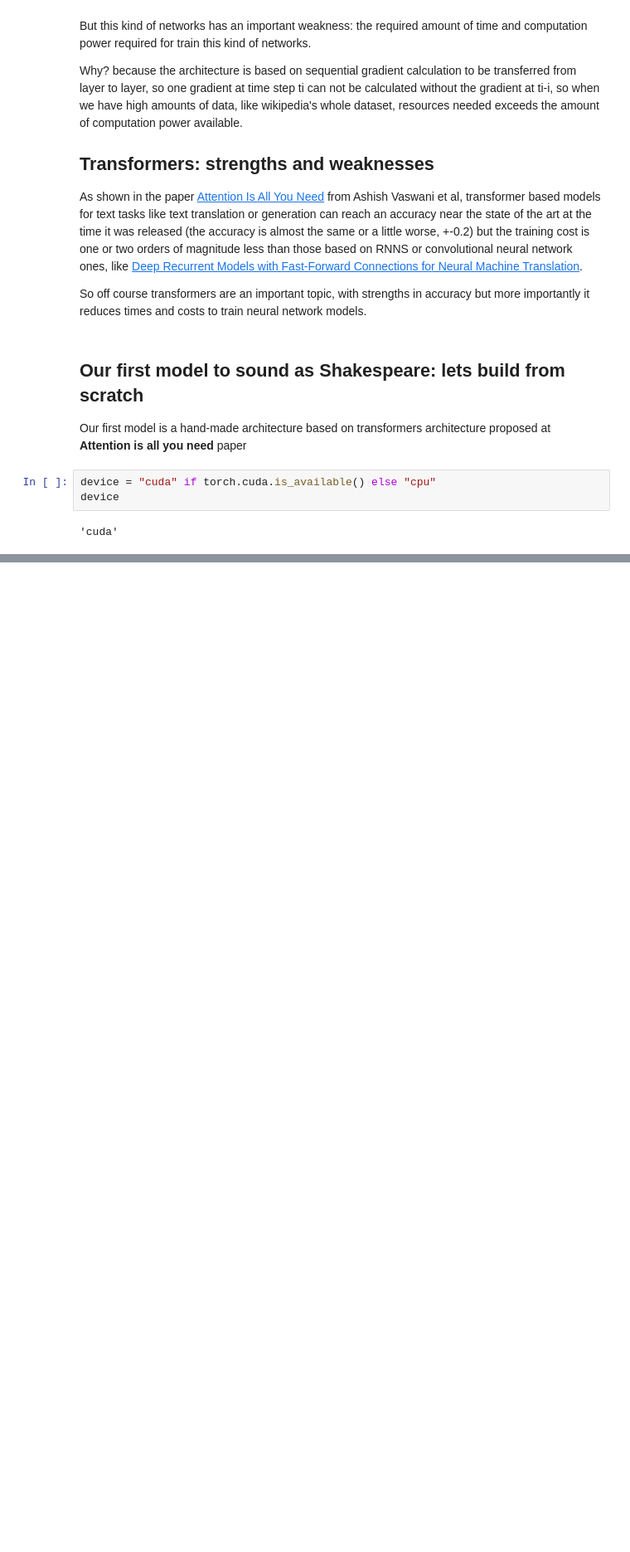
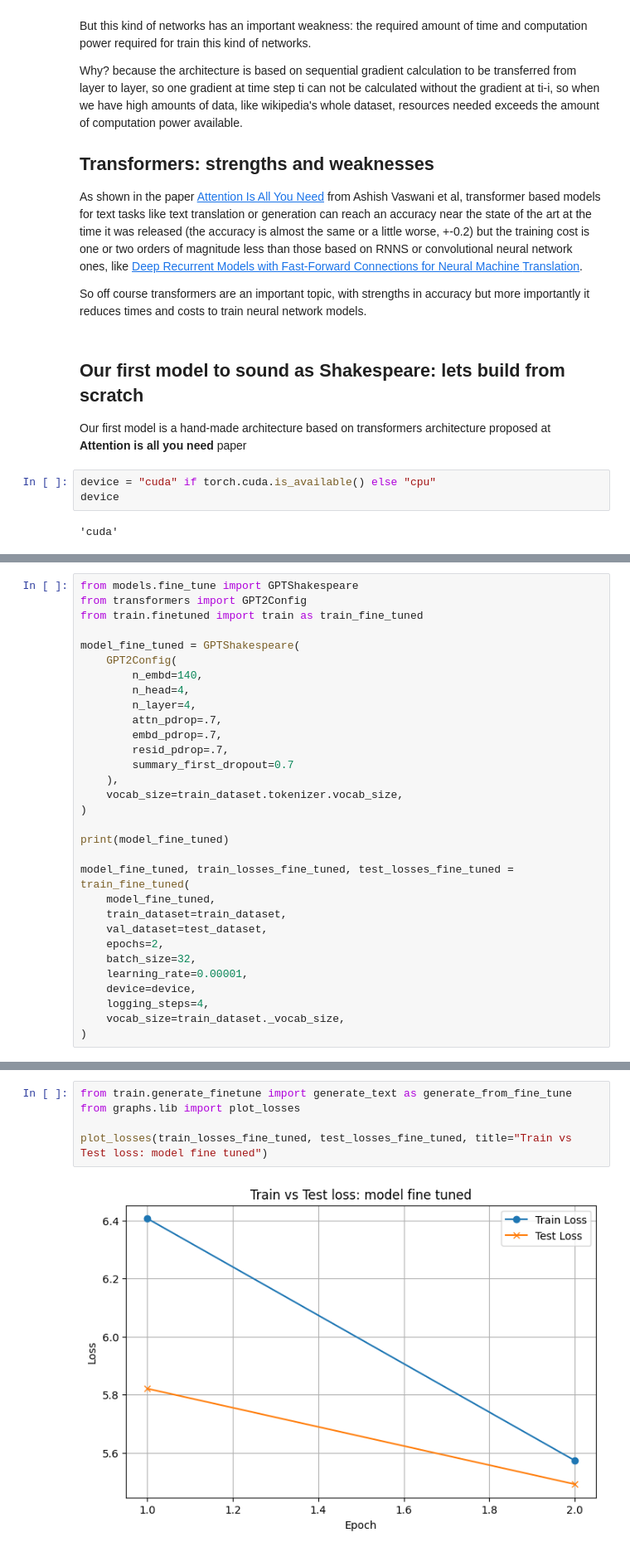
Before and after one commit to lgemc/pytorch_training_course, a Jupyter notebook: 06_nlp/064_attention/notebooks/main.ipynb, the cells around one changed output, grey strips where cells are left out. Shown at 83% size. Saved outputs shown, nothing was run; the diff lists cells and outputs as text; blank space fills up the shorter version.

```diff
--- a/06_nlp/064_attention/notebooks/main.ipynb
+++ b/06_nlp/064_attention/notebooks/main.ipynb
@@ -189,0 +259,31 @@ model_from_scratch, train_losses, test_losses =  train_from_scratch(
+# %%
+from models.fine_tune import GPTShakespeare
+from transformers import GPT2Config
+from train.finetuned import train as train_fine_tuned
+
+model_fine_tuned = GPTShakespeare(
+    GPT2Config(
+        n_embd=140,
+        n_head=4,
+        n_layer=4,
+        attn_pdrop=.7,
+        embd_pdrop=.7,
+        resid_pdrop=.7,
+        summary_first_dropout=0.7
+    ),
+    vocab_size=train_dataset.tokenizer.vocab_size,
+)
+
+print(model_fine_tuned)
+
+model_fine_tuned, train_losses_fine_tuned, test_losses_fine_tuned = train_fine_tuned(
+    model_fine_tuned,
+    train_dataset=train_dataset,
+    val_dataset=test_dataset,
+    epochs=2,
+    batch_size=32,
+    learning_rate=0.00001,
+    device=device,
+    logging_steps=4,
+    vocab_size=train_dataset._vocab_size,
+)
@@ -189,0 +308,7 @@ model_from_scratch, train_losses, test_losses =  train_from_scratch(
+# %%
+from train.generate_finetune import generate_text as generate_from_fine_tune
+from graphs.lib import plot_losses
+
+plot_losses(train_losses_fine_tuned, test_losses_fine_tuned, title="Train vs Test loss: model fine tuned")
+# %% [output]
+[figure, added]
```
Also changed, not shown: parts of 10 cells of this notebook, 5 other files.
